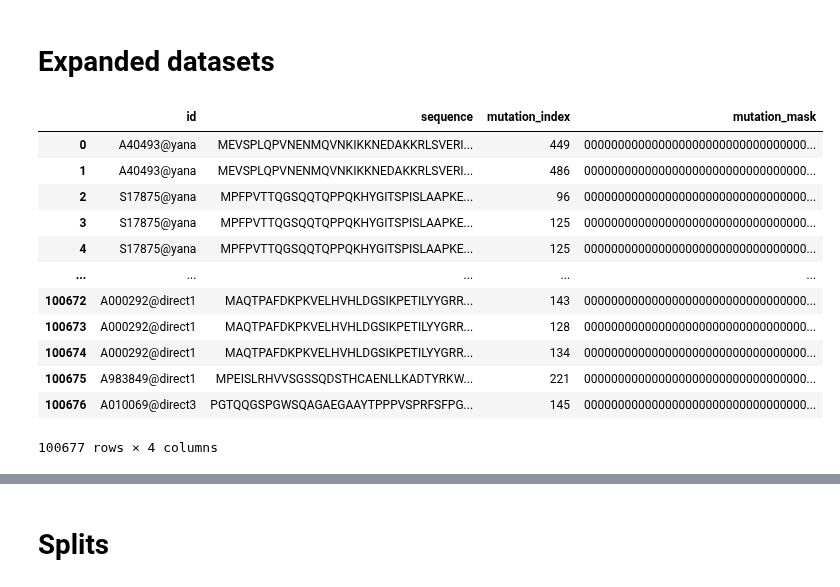
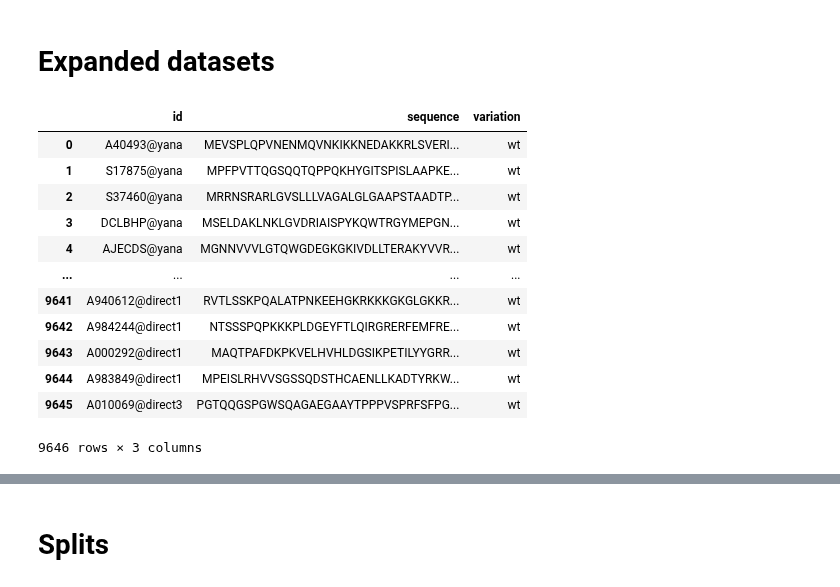
Before and after one commit to J-SNACKKB/FLIP, a Jupyter notebook: collect_splits/6_sav.ipynb, the cells around one changed output, grey strips where cells are left out. Cells and saved outputs as stored; diff of their text form; code cells hidden in the pictures.

```diff
--- a/collect_splits/6_sav.ipynb
+++ b/collect_splits/6_sav.ipynb
@@ -190,0 +157,29 @@ for i in range(len(data)):
+# %%
+# Let's count the different possible mutations
+alphabet = ['A', 'C', 'D', 'E', 'F', 'G', 'H', 'I', 'K', 'L', 'M', 'N',
+           'P', 'Q', 'R', 'S', 'T', 'V', 'W', 'Y']
+
+# Y axis will be the original AA and the X acid the resulting AA
+count_all_mutations = DataFrame(zeros((20,20), dtype=int), columns=alphabet)
+count_all_mutations.index = alphabet
+
+count_neutral_mutations = DataFrame(zeros((20,20), dtype=int), columns=alphabet)
+count_neutral_mutations.index = alphabet
+
+count_effect_mutations = DataFrame(zeros((20,20), dtype=int), columns=alphabet)
+count_effect_mutations.index = alphabet
+
+for i in range(len(data)):
+    if i in data.loc[data["neutral"].notnull()].index:
+        for j in range(len(data.iloc[i]["neutral"])):
+            from_res = data.iloc[i]["neutral"][j][0]
+            to_res = data.iloc[i]["neutral"][j][-1]
+            count_all_mutations.loc[from_res][to_res] += 1
+            count_neutral_mutations.loc[from_res][to_res] += 1
+
+    if i in data.loc[data["effect"].notnull()].index:
+        for j in range(len(data.iloc[i]["effect"])):
+            from_res = data.iloc[i]["effect"][j][0]
+            to_res = data.iloc[i]["effect"][j][-1]
+            count_all_mutations.loc[from_res][to_res] += 1
+            count_effect_mutations.loc[from_res][to_res] += 1
@@ -353,15 +352,15 @@ Human proteins: 959
 # %% [markdown]
 # Expanded datasets
 # %%
-wildtypes = DataFrame(columns = ["id", "sequence", "mutation_mask"])
-savs = DataFrame(columns = ["id", "sequence", "mutation_index", "mutation_mask"])
+wildtypes = DataFrame(columns = ["id", "sequence", "variation"])
+savs = DataFrame(columns = ["id", "sequence", "variation_index", "variation"])
 # %%
 # Let's create the (expanded) dataframe of wild types
 for i in tqdm(range(len(data))):
     wildtypes = wildtypes.append({
         "id": data.iloc[i]["id"],
         "sequence": data.iloc[i]["sequence"],
-        "mutation_mask": "".join(['0']*len(data.iloc[i]["sequence"]))
+        "variation": "wt"
     }, ignore_index = True)
 # %%
 # Let's create the (expanded) dataframe of SAVS
@@ -410,17 +404,17 @@ savs.to_csv(split_path / "savs.csv")
 # %%
 # Let's look at the data
-savs
+wildtypes
 # %% [output]
-|  | id | sequence | mutation_index | mutation_mask |
-| 0 | A40493@yana | MEVSPLQPVNENMQVNKIKKNEDAKKRLSVERI... | 449 | 000000000000000000000000000000000... |
-| 1 | A40493@yana | MEVSPLQPVNENMQVNKIKKNEDAKKRLSVERI... | 486 | 000000000000000000000000000000000... |
-| 2 | S17875@yana | MPFPVTTQGSQQTQPPQKHYGITSPISLAAPKE... | 96 | 000000000000000000000000000000000... |
-| 3 | S17875@yana | MPFPVTTQGSQQTQPPQKHYGITSPISLAAPKE... | 125 | 000000000000000000000000000000000... |
-| 4 | S17875@yana | MPFPVTTQGSQQTQPPQKHYGITSPISLAAPKE... | 125 | 000000000000000000000000000000000... |
-| ... | ... | ... | ... | ... |
-| 100672 | A000292@direct1 | MAQTPAFDKPKVELHVHLDGSIKPETILYYGRR... | 143 | 000000000000000000000000000000000... |
-| 100673 | A000292@direct1 | MAQTPAFDKPKVELHVHLDGSIKPETILYYGRR... | 128 | 000000000000000000000000000000000... |
-| 100674 | A000292@direct1 | MAQTPAFDKPKVELHVHLDGSIKPETILYYGRR... | 134 | 000000000000000000000000000000000... |
-| 100675 | A983849@direct1 | MPEISLRHVVSGSSQDSTHCAENLLKADTYRKW... | 221 | 000000000000000000000000000000000... |
-| 100676 | A010069@direct3 | PGTQQGSPGWSQAGAEGAAYTPPPVSPRFSFPG... | 145 | 000000000000000000000000000000000... |
+|  | id | sequence | variation |
+| 0 | A40493@yana | MEVSPLQPVNENMQVNKIKKNEDAKKRLSVERI... | wt |
+| 1 | S17875@yana | MPFPVTTQGSQQTQPPQKHYGITSPISLAAPKE... | wt |
+| 2 | S37460@yana | MRRNSRARLGVSLLLVAGALGLGAAPSTAADTP... | wt |
+| 3 | DCLBHP@yana | MSELDAKLNKLGVDRIAISPYKQWTRGYMEPGN... | wt |
+| 4 | AJECDS@yana | MGNNVVVLGTQWGDEGKGKIVDLLTERAKYVVR... | wt |
+| ... | ... | ... | ... |
+| 9641 | A940612@direct1 | RVTLSSKPQALATPNKEEHGKRKKKGKGLGKKR... | wt |
+| 9642 | A984244@direct1 | NTSSSPQPKKKPLDGEYFTLQIRGRERFEMFRE... | wt |
+| 9643 | A000292@direct1 | MAQTPAFDKPKVELHVHLDGSIKPETILYYGRR... | wt |
+| 9644 | A983849@direct1 | MPEISLRHVVSGSSQDSTHCAENLLKADTYRKW... | wt |
+| 9645 | A010069@direct3 | PGTQQGSPGWSQAGAEGAAYTPPPVSPRFSFPG... | wt |
-100677 rows × 4 columns
+9646 rows × 3 columns
```
Also changed, not shown: parts of 16 cells of this notebook, 1 other file.
